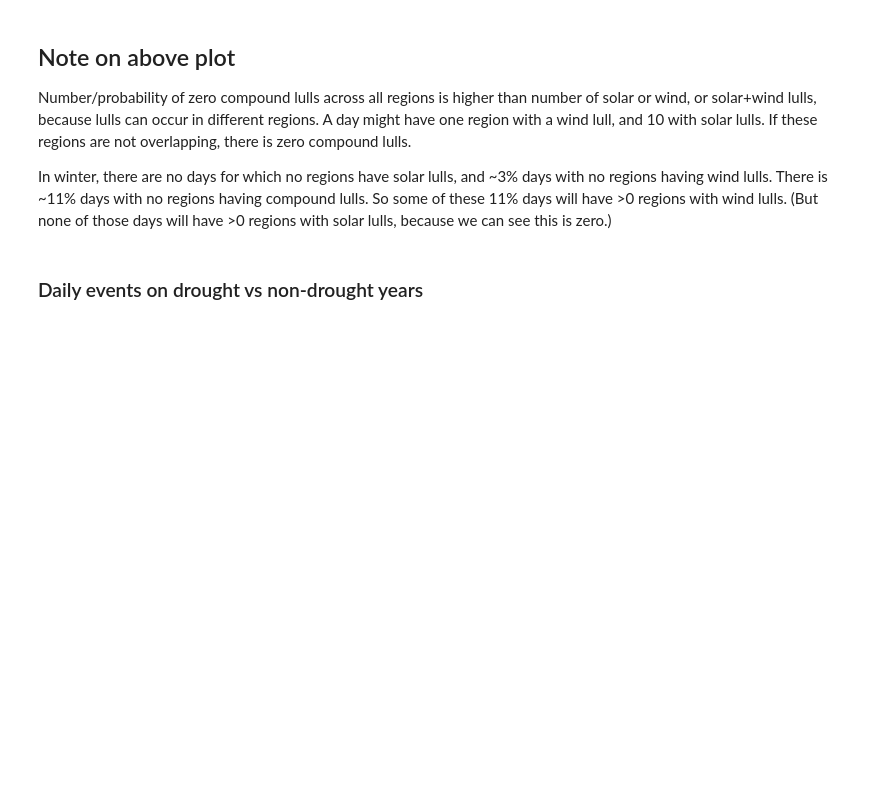
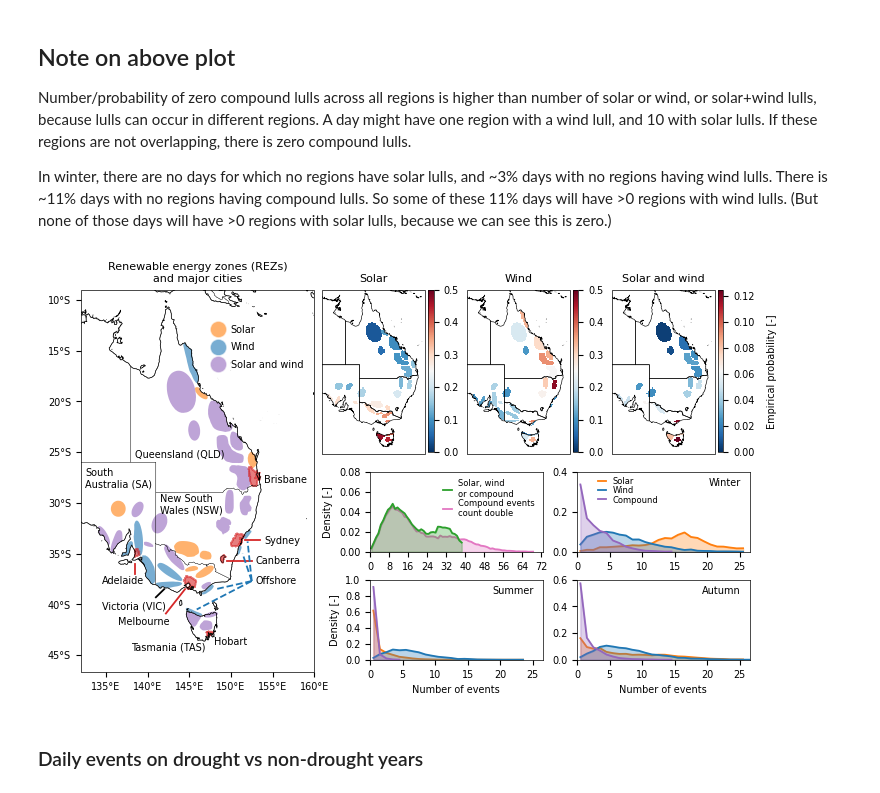
Before and after one commit to dougrichardson/Richardson_2023_energy, a Jupyter notebook: 1_energy_events.ipynb, the cells around one changed output. Cells and saved outputs as stored; diff of their text form; code cells hidden in the pictures; blank space fills up the shorter version.

```diff
--- a/1_energy_events.ipynb
+++ b/1_energy_events.ipynb
@@ -219,7 +273,7 @@ def plot_freq(ax, da, title, mask, region_codes=None, vmin_vmax_interval='auto')
                 cbar_tick_intervals = 0.1
             elif da_max > 0.1:
                 vmax = 0.25 ** 2 * 2 #fn.round_decimals_up(da_max, 2)
-                cbar_tick_intervals = 0.01
+                cbar_tick_intervals = 0.02
             else:
                 vmax = fn.round_decimals_up(da_max, 3)
                 cbar_tick_intervals = 0.001
@@ -526,7 +582,7 @@ all_events_no_compound = fn.get_all_events(events_100w, events_mssrd, False)
 all_events = fn.get_all_events(events_100w, events_mssrd, True)
 # %%
 def hist_plot(ax, da, months, color, label,
-              fill_alpha=0.3, xlim=39, time_name='time'):
+              fill_alpha=0.3, xlim=39, time_name='time', zorder=0):
     """
     Plot histogram.
     """
@@ -534,12 +590,12 @@ def hist_plot(ax, da, months, color, label,
     b = np.linspace(0, subset_da.max().values, subset_da.max().values + 1)
     bins, hist = fn.hist_data(subset_da, b)
 
-    ax.plot(bins, hist, color=color, label=label)
-    ax.fill_between(bins, 0, hist, color=color, alpha=fill_alpha)
+    ax.plot(bins, hist, color=color, label=label, zorder=zorder)
+    ax.fill_between(bins, 0, hist, color=color, alpha=fill_alpha, zorder=zorder)
 
     ymax = fn.round_decimals_up(hist.max().values, 1)
     ax.set_ylim(0, ymax)
-    ax.set_yticks(np.arange(0, ymax+0.01, 0.1))
+    ax.set_yticks(np.arange(0, ymax+0.01, 0.2))
 
     ax.set_xlim(0, xlim+0.5)
     ax.set_xticks(np.arange(0, xlim+0.5, 5))
@@ -597,3 +653,85 @@ with plt.rc_context(plt_params):
 Number/probability of zero compound lulls across all regions is higher than number of solar or wind, or solar+wind lulls, because lulls can occur in different regions. A day might have one region with a wind lull, and 10 with solar lulls. If these regions are not overlapping, there is zero compound lulls.
 
 In winter, there are no days for which no regions have solar lulls, and ~3% days with no regions having wind lulls. There is ~11% days with no regions having compound lulls. So some of these 11% days will have >0 regions with wind lulls. (But none of those days will have >0 regions with solar lulls, because we can see this is zero.)
+# %%
+with plt.rc_context(plt_params):
+    fig = plt.figure(dpi=100, figsize=(6.9, 4))
+
+    # REZ and city plot
+    gs1 = fig.add_gridspec(nrows=1, ncols=1, left=0, right=0.4, bottom=0, top=.955)
+    ax1 = plt.subplot(gs1[0], projection=ccrs.PlateCarree())
+    plot_REZ_GCCSA(ax1)
+
+    # Lull probabilities
+    adj = 0.05
+    gs2 = fig.add_gridspec(nrows=1, ncols=1, left=0.38, right=0.53, bottom=0.5, top=1)
+    ax2 = plt.subplot(gs2[0], projection=ccrs.PlateCarree())
+    plot_freq(ax2, freq_mssrd, 'Solar', mask=rez_mask, region_codes=[2, 3, 6, 7])
+
+    gs3 = fig.add_gridspec(nrows=1, ncols=1, left=0.59, right=0.74, bottom=0.5, top=1)
+    ax3 = plt.subplot(gs3[0], projection=ccrs.PlateCarree())
+    plot_freq(ax3, freq_100w, 'Wind', mask=rez_mask, region_codes=[1, 3, 5, 7])
+
+    gs4 = fig.add_gridspec(nrows=1, ncols=1, left=0.8, right=0.95, bottom=0.5, top=1)
+    ax4 = plt.subplot(gs4[0], projection=ccrs.PlateCarree())
+    plot_freq(ax4, freq_100w_mssrd, 'Solar and wind', mask=rez_mask, region_codes=[3, 7])
+
+    ax4.text(1.5, 0.5, 'Empirical probability [-]', rotation=90, fontsize=plt_params['font.size'],
+             transform=ax4.transAxes, va='center', ha='left')
+
+    # PDFs of simultaneous events
+    # Wind and solar events together, with and without double counting of compound events
+    # ========================================
+    gs5 = fig.add_gridspec(nrows=1, ncols=1, left=0.45, right=0.7, bottom=0.3, top=0.5)
+    ax5 = plt.subplot(gs5[0])
+    hist_plot(ax5, all_events_no_compound, season_dict['Annual'],
+              colors[2], 'Solar, wind\nor compound', xlim=72, zorder=1)
+    hist_plot(ax5, all_events, season_dict['Annual'],
+              colors[6], 'Compound events\ncount double', xlim=72, zorder=0)
+    ax5.set_xticks(np.arange(0, 73, 8))
+    ax5.set_ylim(0, 0.08)
+    ax5.set_yticks(np.arange(0, 0.09, 0.02))
+    # ax.set_xlabel('Concurrent energy lulls [number of events]')
+    ax5.legend(frameon=False)
+    ax5.set_ylabel('Density [-]')
+
+    # Wind solar and compound events by season
+    # ========================================
+    gs_list = [
+        fig.add_gridspec(nrows=1, ncols=1, left=0.75, right=1, bottom=0.3, top=0.5),
+        fig.add_gridspec(nrows=1, ncols=1, left=0.45, right=0.7, bottom=0.03, top=0.23),
+        fig.add_gridspec(nrows=1, ncols=1, left=0.75, right=1, bottom=0.03, top=0.23),
+        # fig.add_gridspec(nrows=1, ncols=1, left=0.45, right=0.7, bottom=0., top=0.1),
+        # fig.add_gridspec(nrows=1, ncols=1, left=0.75, right=1, bottom=0., top=0.1)
+    ]
+    axes = [fig.add_subplot(gs[0]) for gs in gs_list]
+
+    plot_seasons = season_dict.copy()
+    plot_seasons.pop('Annual')
+    plot_seasons.pop('Spring')
+
+    for (gs, ax, months, title) in zip(gs_list, axes, plot_seasons.values(), plot_seasons.keys()):
+
+        p1 = hist_plot(ax, simul_mssrd, months, colors[1], 'Solar')
+        p2 = hist_plot(ax, simul_100w, months, colors[0], 'Wind')
+        p3 = hist_plot(ax, simul_100w_mssrd, months, colors[4], 'Compound')
+
+        ymax = np.max([p1.max(), p2.max(), p3.max()])
+        ax.set_ylim(0, fn.round_decimals_up(ymax, 1))
+        ax.text(0.95, 0.8, title, transform=ax.transAxes, ha='right', va='bottom')
+
+        ax.set_xlim(0, 26.5)
+        ax.set_xticks(np.arange(0, 27, 5))
+        # ax.set_xticklabels(np.arange(0, 27, 5))
+
+    handles, labels = axes[0].get_legend_handles_labels()
+    axes[0].legend(handles, labels, loc=(0.1, 0.55), frameon=False)
+
+    for ax in [axes[i] for i in [1]]:
+        ax.set_ylabel('Density [-]')
+    for ax in [axes[i] for i in [1, 2]]:
+        ax.set_xlabel('Number of events')
+
+    plt.savefig('./figures/Fig1.pdf', format='pdf', dpi=400, bbox_inches='tight')
+# %% [output]
+[figure, added]
```
Also changed, not shown: parts of 15 cells of this notebook, 2 other files.
